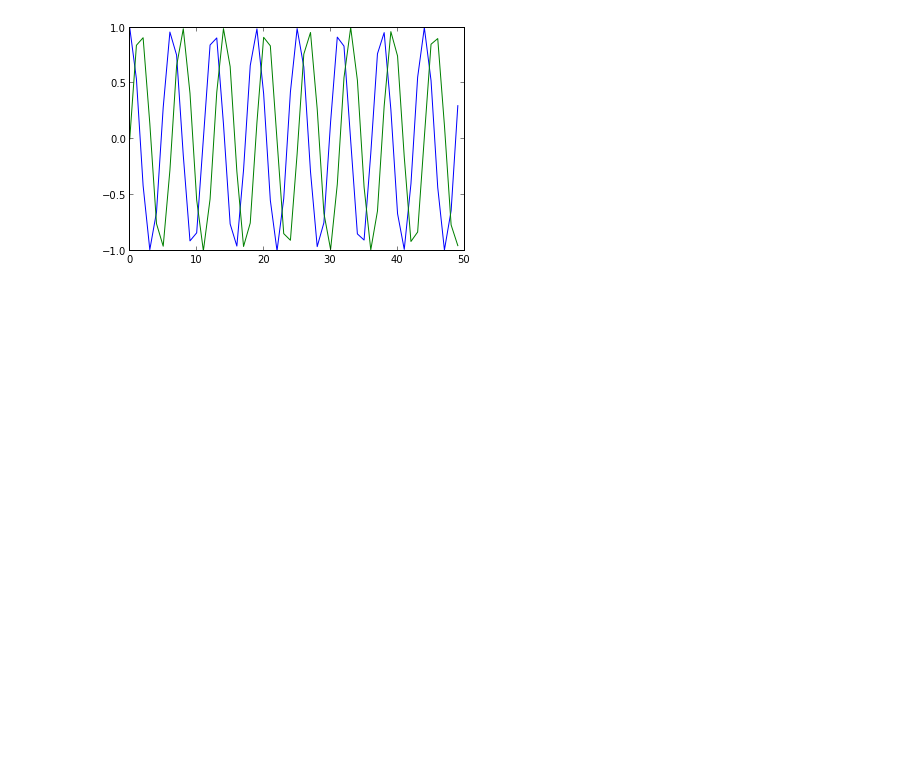
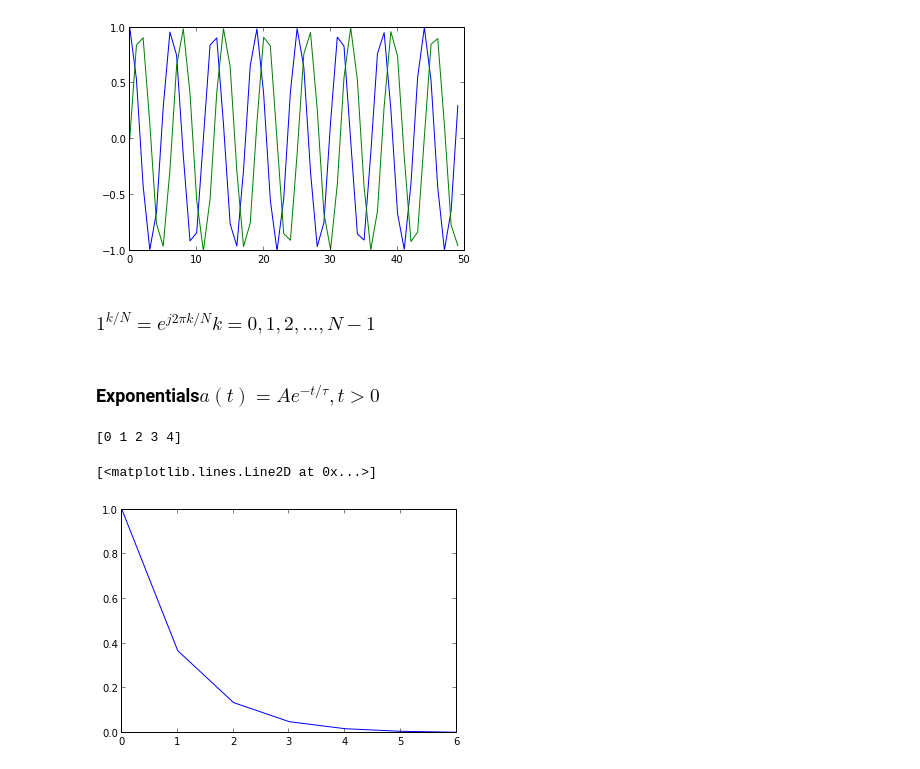
Before and after one commit to joomladigger/asp, a Jupyter notebook: Derivation of the DFT.ipynb, the cells around one changed output. Saved outputs shown, nothing was run; the diff lists cells and outputs as text; code cells hidden in the pictures; blank space fills up the shorter version.

```diff
--- a/Derivation of the DFT.ipynb
+++ b/Derivation of the DFT.ipynb
@@ -97,3 +113,13 @@ plot(theta,cos(theta))plot(theta,sin(theta))
 # %% [output]
 [<matplotlib.lines.Line2D at 0x...>]
 [figure]
+# %% [markdown]
+###  $ 1^{k/N} = e^{j2\pi k/N}$$ k = 0,1,2,...,N-1$
+# %% [markdown]
+### Exponentials$ a(t) = Ae^{-t/\tau}, t > 0 $
+# %%
+tua = 1.t = (arange(7))print t[:5]exp_t = exp(-t/tua)plot(t,exp_t)
+# %% [output]
+[0 1 2 3 4]
+[<matplotlib.lines.Line2D at 0x...>]
+[figure, added]
```
Also changed, not shown: parts of 8 cells of this notebook.
